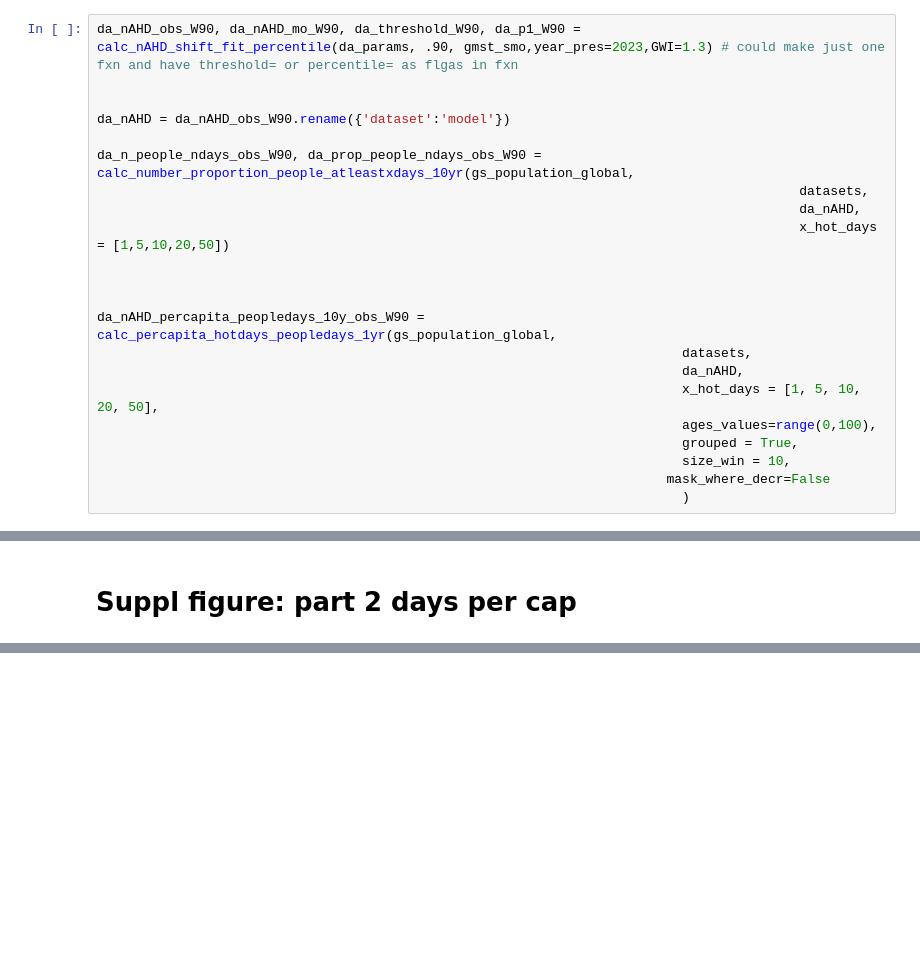
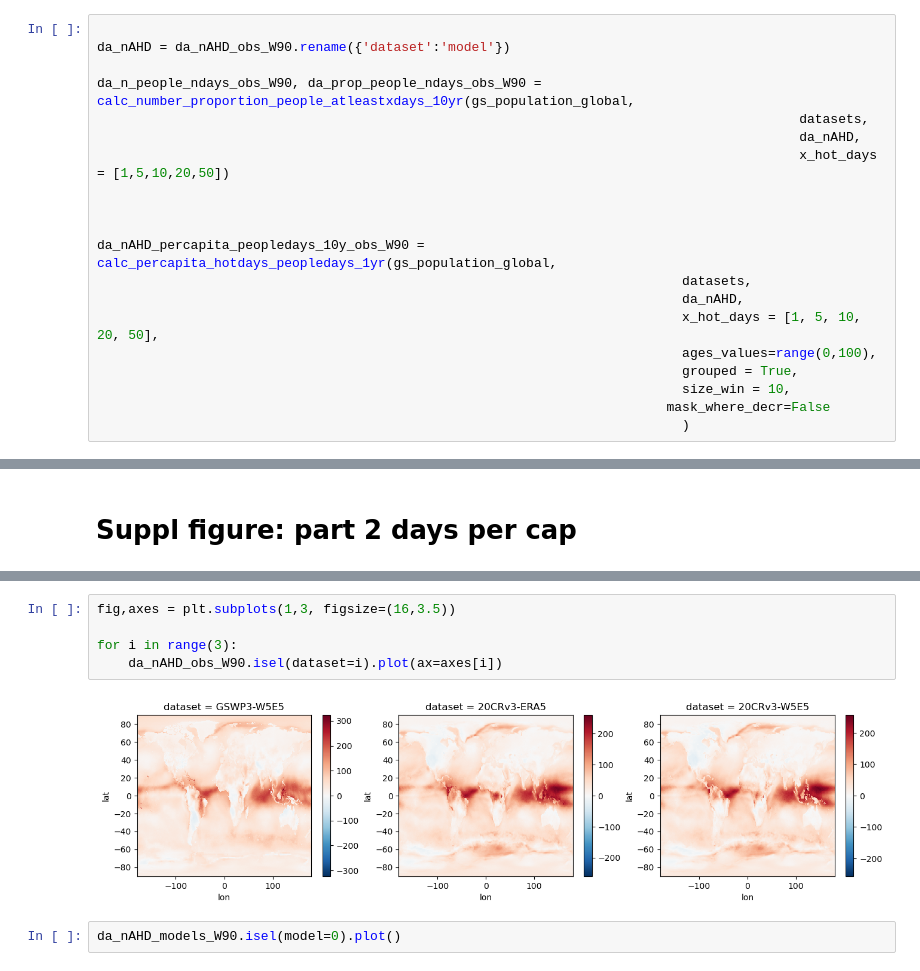
Before and after one commit to rosapietroiusti/attr-hs, a Jupyter notebook: main/attr-hw-fig2-SI-correct.ipynb, the cells around one changed output, grey strips where cells are left out. Cells and saved outputs as stored; diff of their text form; blank space fills up the shorter version.

```diff
--- a/main/attr-hw-fig2-SI-correct.ipynb
+++ b/main/attr-hw-fig2-SI-correct.ipynb
@@ -936,8 +867,6 @@ da_nAHD_percapita_peopledays_10y_obs_W95 = calc_percapita_hotdays_peopledays_1yr
                                                                          mask_where_decr=False
                                                                            )
 # %%
-da_nAHD_obs_W90, da_nAHD_mo_W90, da_threshold_W90, da_p1_W90 = calc_nAHD_shift_fit_percentile(da_params, .90, gmst_smo,year_pres=2023,GWI=1.3) # could make just one fxn and have threshold= or percentile= as flgas in fxn
-
 
 da_nAHD = da_nAHD_obs_W90.rename({'dataset':'model'})
 
@@ -1957,0 +2181,9 @@ for ax in axes:
+# %%
+fig,axes = plt.subplots(1,3, figsize=(16,3.5))
+
+for i in range(3):
+    da_nAHD_obs_W90.isel(dataset=i).plot(ax=axes[i])
+# %% [output]
+[figure, added]
+# %%
+da_nAHD_models_W90.isel(model=0).plot()
```
Also changed, not shown: parts of 32 cells of this notebook, 6 other files.
